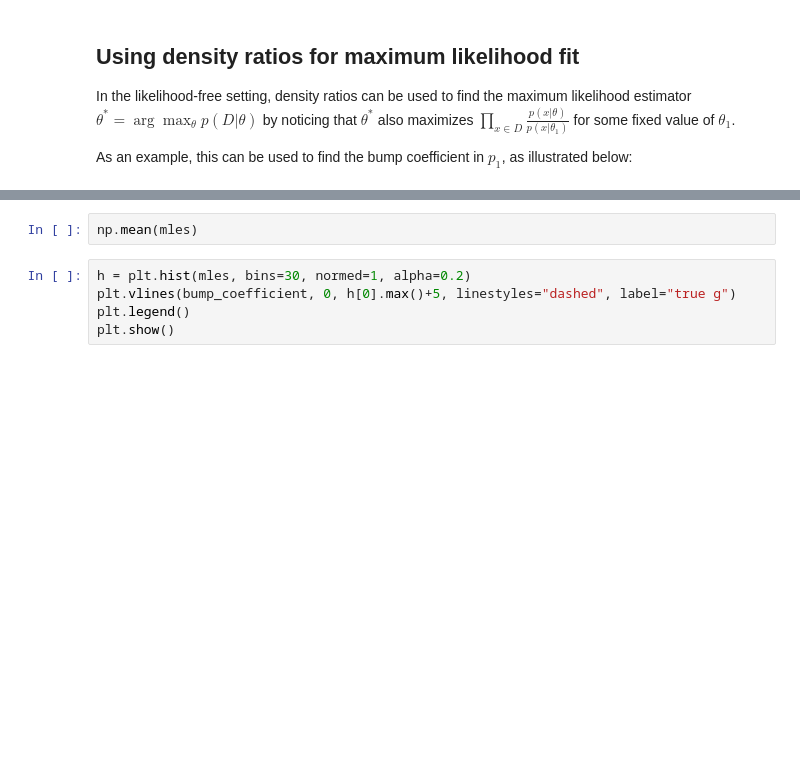
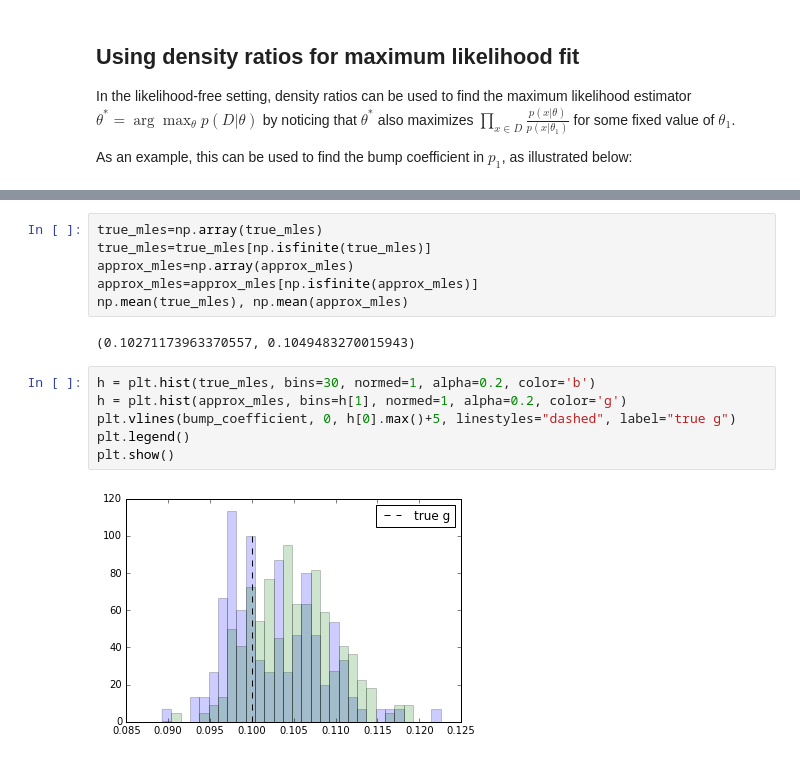
Before and after one commit to cranmer/carl-notebooks, a Jupyter notebook: Approximating likelihood ratios with calibrated classifiers.ipynb, the cells around one changed output, grey strips where cells are left out. Drawn from its saved outputs; the diff is of its cells as text; blank space fills up the shorter version.

```diff
--- a/Approximating likelihood ratios with calibrated classifiers.ipynb
+++ b/Approximating likelihood ratios with calibrated classifiers.ipynb
@@ -150,10 +225,19 @@ for i in range(n_trials):
-# %%
-np.mean(mles)
+# %%
+true_mles=np.array(true_mles)
+true_mles=true_mles[np.isfinite(true_mles)]
+approx_mles=np.array(approx_mles)
+approx_mles=approx_mles[np.isfinite(approx_mles)]
+np.mean(true_mles), np.mean(approx_mles)
+# %% [output]
+(0.10271173963370557, 0.1049483270015943)
 # %%
-h = plt.hist(mles, bins=30, normed=1, alpha=0.2)
+h = plt.hist(true_mles, bins=30, normed=1, alpha=0.2, color='b')
+h = plt.hist(approx_mles, bins=h[1], normed=1, alpha=0.2, color='g')
 plt.vlines(bump_coefficient, 0, h[0].max()+5, linestyles="dashed", label="true g")
 plt.legend()
 plt.show()
+# %% [output]
+[figure, added]
 # %%
 bins = np.linspace(0,3,50)
 test = np.linspace(0,3,100)
```
Also changed, not shown: parts of 16 cells of this notebook.
